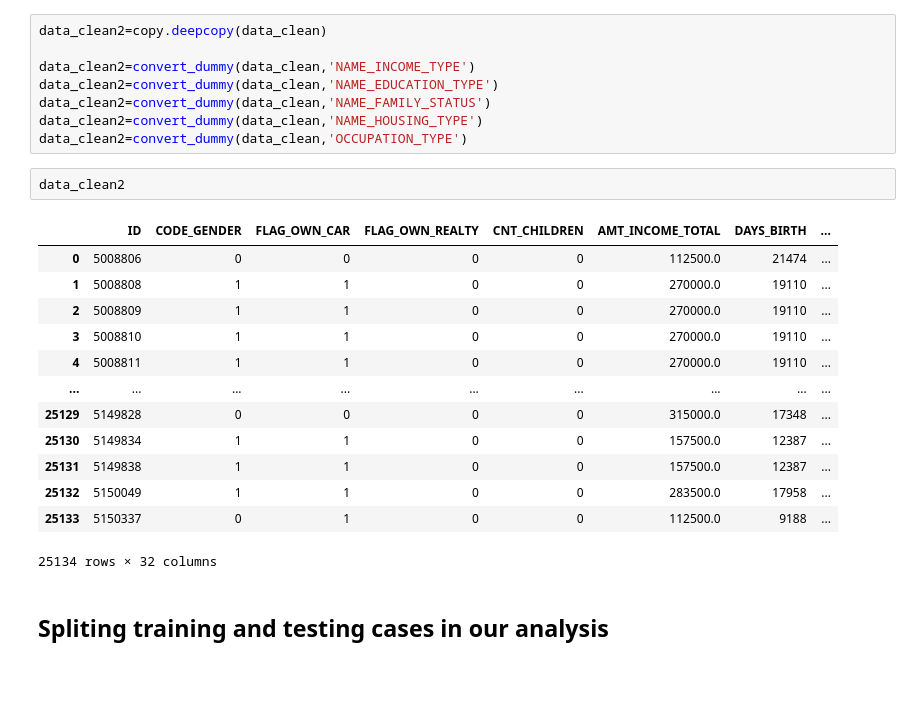
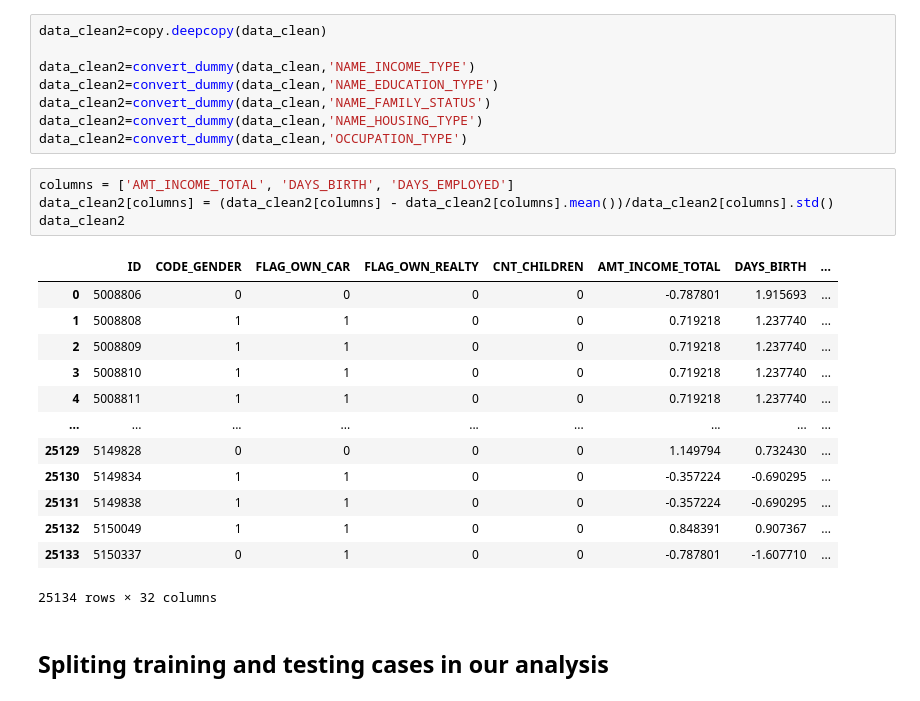
Before and after one commit to Stelvlen/MATH-509, a Jupyter notebook: STAT_509_Final_Project_edition_1.ipynb, the cells around one changed output. Saved outputs shown, nothing was run; the diff lists cells and outputs as text.

```diff
--- a/STAT_509_Final_Project_edition_1.ipynb
+++ b/STAT_509_Final_Project_edition_1.ipynb
@@ -229,22 +218,24 @@ data_clean2=convert_dummy(data_clean,'NAME_EDUCATION_TYPE')
 data_clean2=convert_dummy(data_clean,'NAME_FAMILY_STATUS')
 data_clean2=convert_dummy(data_clean,'NAME_HOUSING_TYPE')
 data_clean2=convert_dummy(data_clean,'OCCUPATION_TYPE')
-# %%
-data_clean2
-# %% [output]
-|  | ID | CODE_GENDER | FLAG_OWN_CAR | FLAG_OWN_REALTY | CNT_CHILDREN | AMT_INCOME_TOTAL | DAYS_BIRTH | ... |
-| 0 | 5008806 | 0 | 0 | 0 | 0 | 112500.0 | 21474 | ... |
-| 1 | 5008808 | 1 | 1 | 0 | 0 | 270000.0 | 19110 | ... |
-| 2 | 5008809 | 1 | 1 | 0 | 0 | 270000.0 | 19110 | ... |
-| 3 | 5008810 | 1 | 1 | 0 | 0 | 270000.0 | 19110 | ... |
-| 4 | 5008811 | 1 | 1 | 0 | 0 | 270000.0 | 19110 | ... |
-| ... | ... | ... | ... | ... | ... | ... | ... | ... |
-| 25129 | 5149828 | 0 | 0 | 0 | 0 | 315000.0 | 17348 | ... |
-| 25130 | 5149834 | 1 | 1 | 0 | 0 | 157500.0 | 12387 | ... |
-| 25131 | 5149838 | 1 | 1 | 0 | 0 | 157500.0 | 12387 | ... |
-| 25132 | 5150049 | 1 | 1 | 0 | 0 | 283500.0 | 17958 | ... |
-| 25133 | 5150337 | 0 | 1 | 0 | 0 | 112500.0 | 9188 | ... |
-25134 rows × 32 columns
+# %%
+columns = ['AMT_INCOME_TOTAL', 'DAYS_BIRTH', 'DAYS_EMPLOYED']
+data_clean2[columns] = (data_clean2[columns] - data_clean2[columns].mean())/data_clean2[columns].std()
+data_clean2
+# %% [output]
+|  | ID | CODE_GENDER | FLAG_OWN_CAR | FLAG_OWN_REALTY | CNT_CHILDREN | AMT_INCOME_TOTAL | DAYS_BIRTH | ... |
+| 0 | 5008806 | 0 | 0 | 0 | 0 | -0.787801 | 1.915693 | ... |
+| 1 | 5008808 | 1 | 1 | 0 | 0 | 0.719218 | 1.237740 | ... |
+| 2 | 5008809 | 1 | 1 | 0 | 0 | 0.719218 | 1.237740 | ... |
+| 3 | 5008810 | 1 | 1 | 0 | 0 | 0.719218 | 1.237740 | ... |
+| 4 | 5008811 | 1 | 1 | 0 | 0 | 0.719218 | 1.237740 | ... |
+| ... | ... | ... | ... | ... | ... | ... | ... | ... |
+| 25129 | 5149828 | 0 | 0 | 0 | 0 | 1.149794 | 0.732430 | ... |
+| 25130 | 5149834 | 1 | 1 | 0 | 0 | -0.357224 | -0.690295 | ... |
+| 25131 | 5149838 | 1 | 1 | 0 | 0 | -0.357224 | -0.690295 | ... |
+| 25132 | 5150049 | 1 | 1 | 0 | 0 | 0.848391 | 0.907367 | ... |
+| 25133 | 5150337 | 0 | 1 | 0 | 0 | -0.787801 | -1.607710 | ... |
+25134 rows × 32 columns
 # %% [markdown]
 ## Spliting training and testing cases in our analysis
 # %%
```
Also changed, not shown: parts of 14 cells of this notebook.
